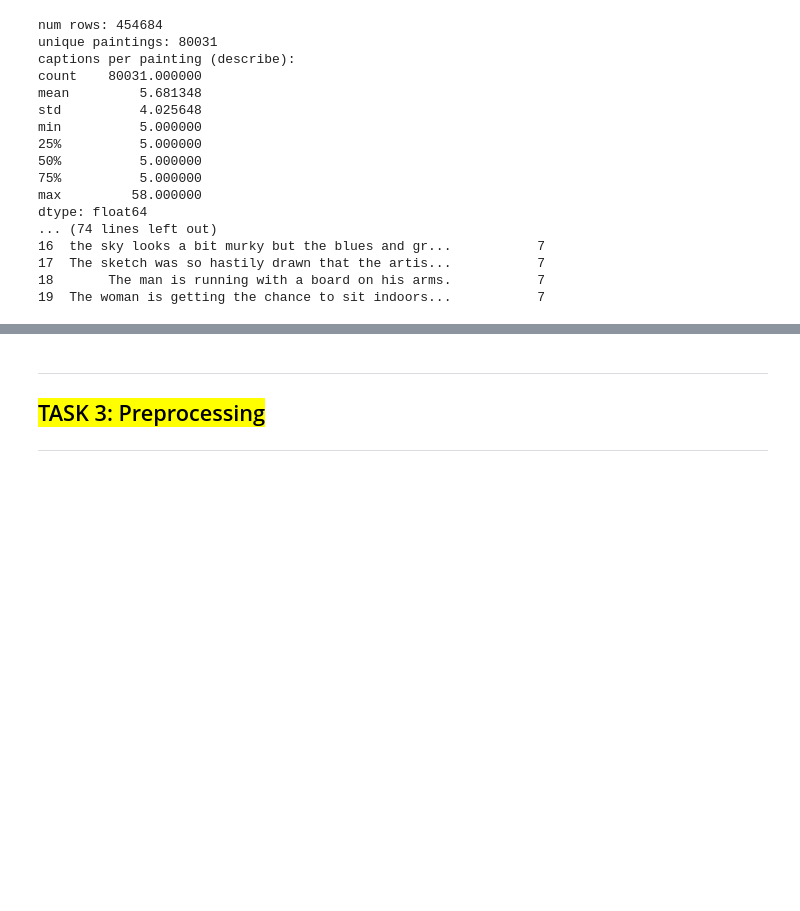
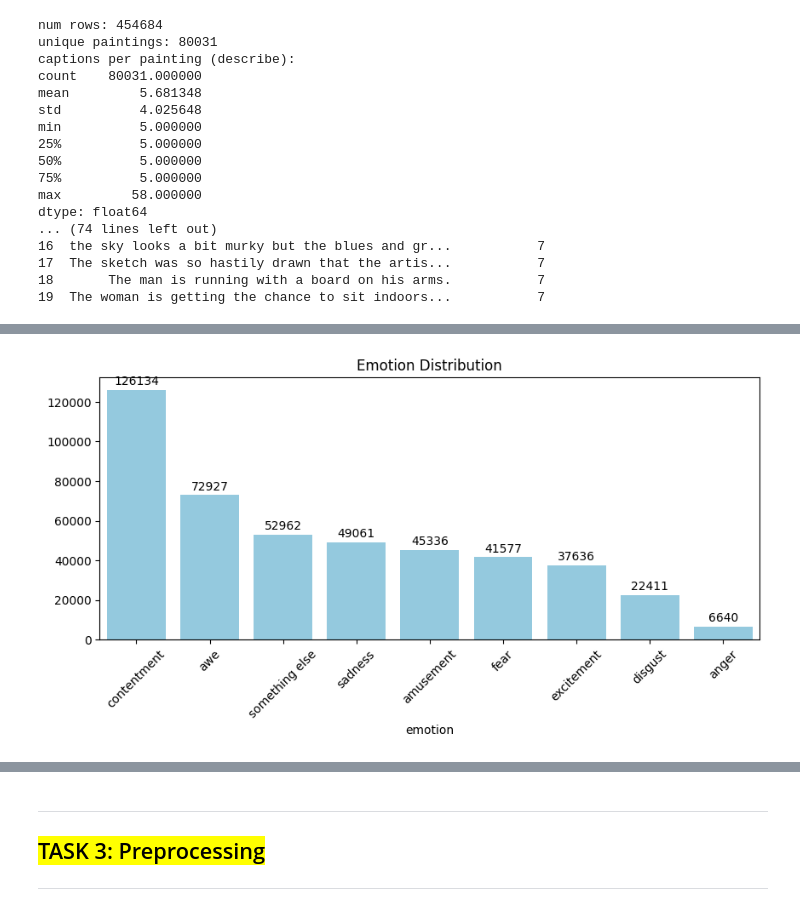
Before and after one commit to neha-palak/IML_A3, a Jupyter notebook: ArtEmis_Caption_Generation.ipynb, the cells around one changed output, grey strips where cells are left out. Cells and saved outputs as stored; diff of their text form; code cells hidden in the pictures; blank space fills up the shorter version.

```diff
--- a/ArtEmis_Caption_Generation.ipynb
+++ b/ArtEmis_Caption_Generation.ipynb
@@ -85,0 +152,3 @@ dtype: float64
+# %%
+emotion_counts = df['emotion'].value_counts()
+emotion_counts
@@ -85,0 +167,18 @@ dtype: float64
+# %%
+plt.figure(figsize=(10,4))
+ax = sns.barplot(x=emotion_counts.index,
+                 y=emotion_counts.values,
+                 color='skyblue')
+
+plt.title("Emotion Distribution")
+plt.xticks(rotation=45)
+
+# Add values on top of each bar
+for i, v in enumerate(emotion_counts.values):
+    ax.text(i, v + (0.01 * max(emotion_counts.values)),   # small offset above bar
+            str(v),
+            ha='center', va='bottom', fontsize=10)
+
+plt.show()
+# %% [output]
+[figure, added]
```
Also changed, not shown: parts of 22 cells of this notebook.
